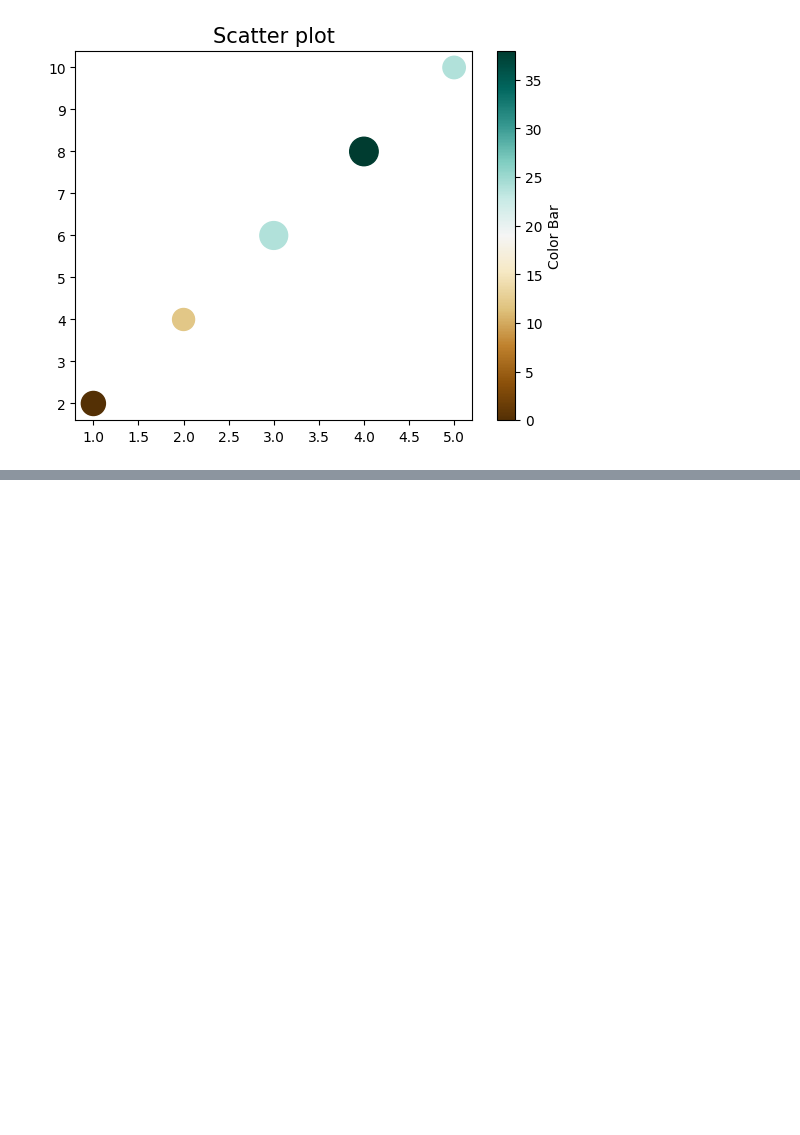
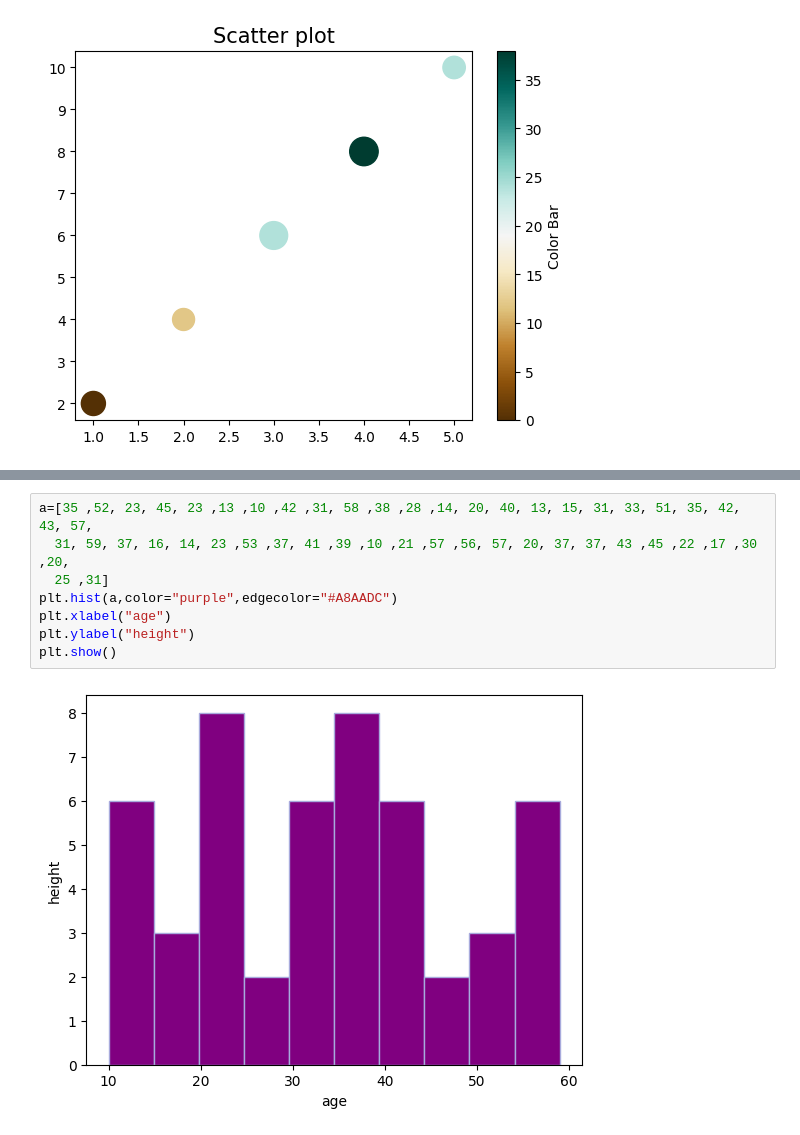
Before and after one commit to NishmthaM/matplotlib_python, a Jupyter notebook: Matplotlib.ipynb, the cells around one changed output, grey strips where cells are left out. Drawn from its saved outputs; the diff is of its cells as text; blank space fills up the shorter version.

```diff
--- a/Matplotlib.ipynb
+++ b/Matplotlib.ipynb
@@ -166,0 +182,10 @@ plt.show()
+# %%
+a=[35 ,52, 23, 45, 23 ,13 ,10 ,42 ,31, 58 ,38 ,28 ,14, 20, 40, 13, 15, 31, 33, 51, 35, 42, 43, 57,
+  31, 59, 37, 16, 14, 23 ,53 ,37, 41 ,39 ,10 ,21 ,57 ,56, 57, 20, 37, 37, 43 ,45 ,22 ,17 ,30 ,20,
+  25 ,31]
+plt.hist(a,color="purple",edgecolor="#A8AADC")
+plt.xlabel("age")
+plt.ylabel("height")
+plt.show()
+# %% [output]
+[figure, added]
```
Also changed, not shown: parts of 9 cells of this notebook.
